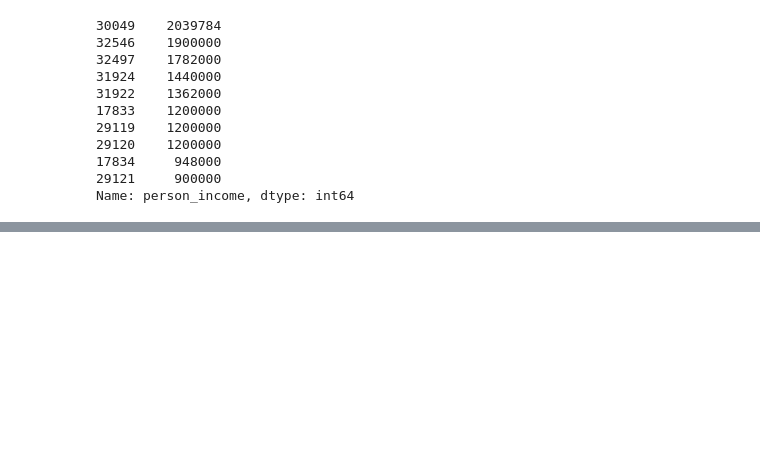
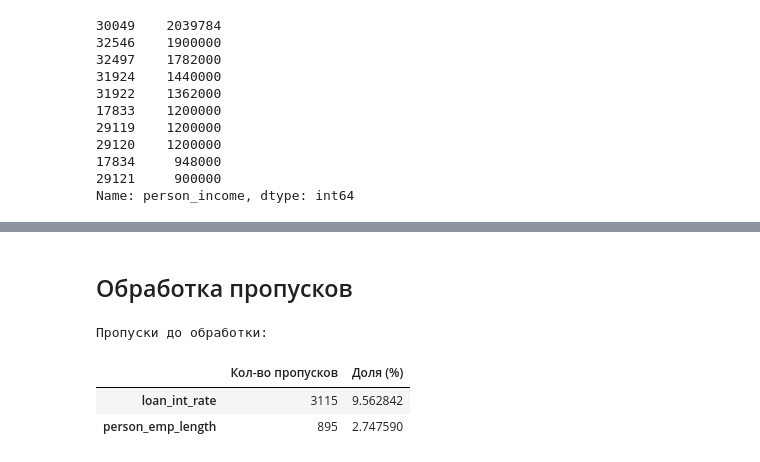
Before and after one commit to null-route-dev/credit-risk-classification, a Jupyter notebook: notebooks/02_data_preprocessing.ipynb, the cells around one changed output, grey strips where cells are left out. Cells and saved outputs as stored; diff of their text form; code cells hidden in the pictures; blank space fills up the shorter version.

Commit message:
feat: add missing values handling

```diff
--- a/notebooks/02_data_preprocessing.ipynb
+++ b/notebooks/02_data_preprocessing.ipynb
@@ -244 +239,18 @@ df.describe()
 | max | 94.000000 | 2.039784e+06 | 41.000000 | 35000.000000 | 23.220000 | 1.000000 | ... |
+# %% [markdown]
+## Обработка пропусков
+# %%
+missing = df.isnull().sum()
+missing_pct = (missing / len(df)) * 100
+missing_df = pd.DataFrame({
+    "Кол-во пропусков": missing,
+    "Доля (%)": missing_pct
+}).sort_values("Кол-во пропусков", ascending=False)
+missing_df = missing_df[missing_df["Кол-во пропусков"] > 0]
+print("Пропуски до обработки:")
+display(missing_df)
+# %% [output]
+Пропуски до обработки:
+|  | Кол-во пропусков | Доля (%) |
+| loan_int_rate | 3115 | 9.562842 |
+| person_emp_length | 895 | 2.747590 |
```
Also changed, not shown: parts of 7 cells of this notebook.
